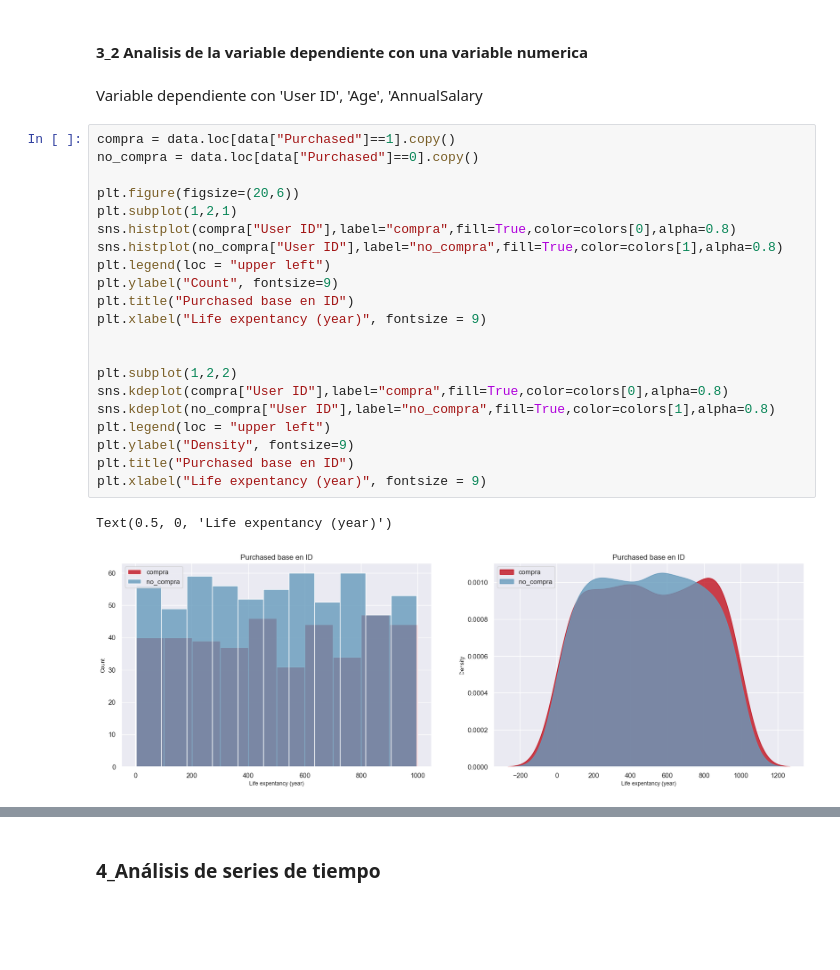
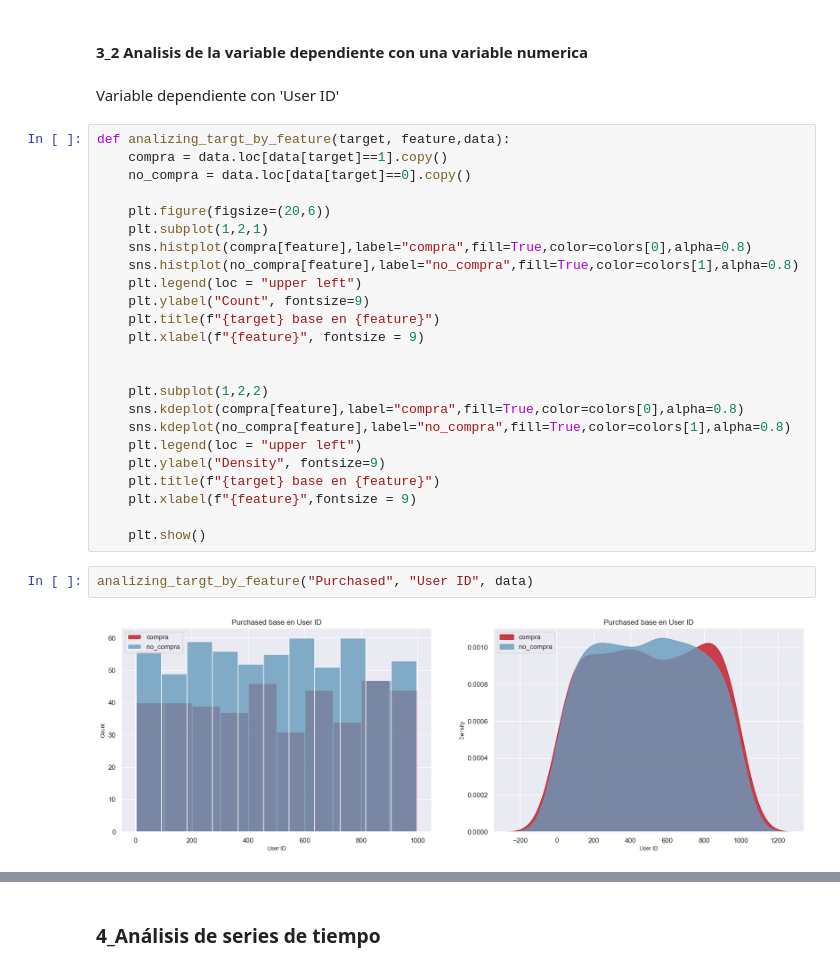
Before and after one commit to jluis-ml/Proyecto-venta-de-autos, a Jupyter notebook: 3_EDA.ipynb, the cells around one changed output, grey strips where cells are left out. Saved outputs shown, nothing was run; the diff lists cells and outputs as text; blank space fills up the shorter version.

```diff
--- a/3_EDA.ipynb
+++ b/3_EDA.ipynb
@@ -378,29 +378,33 @@ plt.show()
 # %% [markdown]
 #### 3_2 Analisis de la variable dependiente con una variable  numerica
 # %% [markdown]
-Variable dependiente con 'User ID', 'Age', 'AnnualSalary
+Variable dependiente con 'User ID'
 # %%
-compra = data.loc[data["Purchased"]==1].copy()
-no_compra = data.loc[data["Purchased"]==0].copy()
+def analizing_targt_by_feature(target, feature,data):
+    compra = data.loc[data[target]==1].copy()
+    no_compra = data.loc[data[target]==0].copy()
 
-plt.figure(figsize=(20,6))
-plt.subplot(1,2,1)
-sns.histplot(compra["User ID"],label="compra",fill=True,color=colors[0],alpha=0.8)
-sns.histplot(no_compra["User ID"],label="no_compra",fill=True,color=colors[1],alpha=0.8)
-plt.legend(loc = "upper left")
-plt.ylabel("Count", fontsize=9)
-plt.title("Purchased base en ID")
-plt.xlabel("Life expentancy (year)", fontsize = 9)
+    plt.figure(figsize=(20,6))
+    plt.subplot(1,2,1)
+    sns.histplot(compra[feature],label="compra",fill=True,color=colors[0],alpha=0.8)
+    sns.histplot(no_compra[feature],label="no_compra",fill=True,color=colors[1],alpha=0.8)
+    plt.legend(loc = "upper left")
+    plt.ylabel("Count", fontsize=9)
+    plt.title(f"{target} base en {feature}")
+    plt.xlabel(f"{feature}", fontsize = 9)
 
 
-plt.subplot(1,2,2)
-sns.kdeplot(compra["User ID"],label="compra",fill=True,color=colors[0],alpha=0.8)
-sns.kdeplot(no_compra["User ID"],label="no_compra",fill=True,color=colors[1],alpha=0.8)
-plt.legend(loc = "upper left")
-plt.ylabel("Density", fontsize=9)
-plt.title("Purchased base en ID")
-plt.xlabel("Life expentancy (year)", fontsize = 9)
+    plt.subplot(1,2,2)
+    sns.kdeplot(compra[feature],label="compra",fill=True,color=colors[0],alpha=0.8)
+    sns.kdeplot(no_compra[feature],label="no_compra",fill=True,color=colors[1],alpha=0.8)
+    plt.legend(loc = "upper left")
+    plt.ylabel("Density", fontsize=9)
+    plt.title(f"{target} base en {feature}")
+    plt.xlabel(f"{feature}",fontsize = 9)
+
+    plt.show()
-# %% [output]
-Text(0.5, 0, 'Life expentancy (year)')
-[figure, removed]
+# %%
+analizing_targt_by_feature("Purchased", "User ID", data)
+# %% [output]
+[figure, added]
 # %%
```
Also changed, not shown: parts of 18 cells of this notebook.
